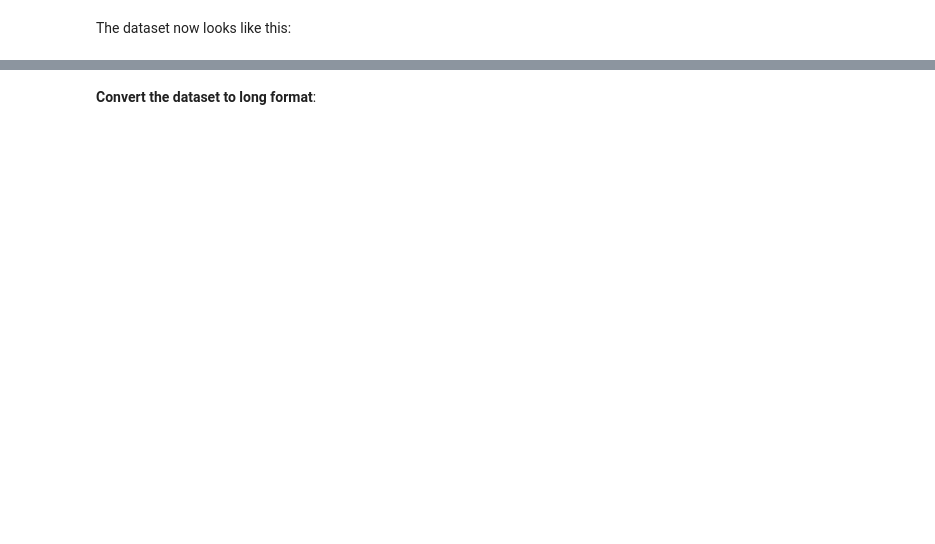
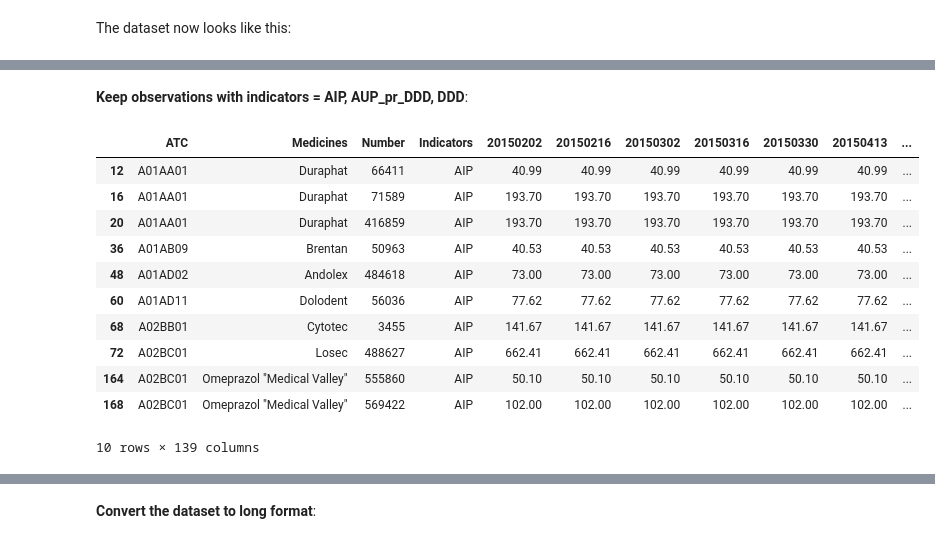
Before and after one commit to NumEconCopenhagen/projects-2020-group-999, a Jupyter notebook: dataproject/dataproject.ipynb, the cells around one changed output, grey strips where cells are left out. Cells and saved outputs as stored; diff of their text form; code cells hidden in the pictures; blank space fills up the shorter version.

```diff
--- a/dataproject/dataproject.ipynb
+++ b/dataproject/dataproject.ipynb
@@ -59,0 +76,19 @@ empl.head()
+# %% [markdown]
+**Keep observations with indicators = AIP, AUP_pr_DDD, DDD**:
+# %%
+I = phar.Indicators.str.contains('AIP')
+phar = phar.loc[I == True]
+phar.head(10)
+# %% [output]
+|  | ATC | Medicines | Number | Indicators | 20150202 | 20150216 | 20150302 | 20150316 | 20150330 | 20150413 | ... |
+| 12 | A01AA01 | Duraphat | 66411 | AIP | 40.99 | 40.99 | 40.99 | 40.99 | 40.99 | 40.99 | ... |
+| 16 | A01AA01 | Duraphat | 71589 | AIP | 193.70 | 193.70 | 193.70 | 193.70 | 193.70 | 193.70 | ... |
+| 20 | A01AA01 | Duraphat | 416859 | AIP | 193.70 | 193.70 | 193.70 | 193.70 | 193.70 | 193.70 | ... |
+| 36 | A01AB09 | Brentan | 50963 | AIP | 40.53 | 40.53 | 40.53 | 40.53 | 40.53 | 40.53 | ... |
+| 48 | A01AD02 | Andolex | 484618 | AIP | 73.00 | 73.00 | 73.00 | 73.00 | 73.00 | 73.00 | ... |
+| 60 | A01AD11 | Dolodent | 56036 | AIP | 77.62 | 77.62 | 77.62 | 77.62 | 77.62 | 77.62 | ... |
+| 68 | A02BB01 | Cytotec | 3455 | AIP | 141.67 | 141.67 | 141.67 | 141.67 | 141.67 | 141.67 | ... |
+| 72 | A02BC01 | Losec | 488627 | AIP | 662.41 | 662.41 | 662.41 | 662.41 | 662.41 | 662.41 | ... |
+| 164 | A02BC01 | Omeprazol "Medical Valley" | 555860 | AIP | 50.10 | 50.10 | 50.10 | 50.10 | 50.10 | 50.10 | ... |
+| 168 | A02BC01 | Omeprazol "Medical Valley" | 569422 | AIP | 102.00 | 102.00 | 102.00 | 102.00 | 102.00 | 102.00 | ... |
+10 rows × 139 columns
```
Also changed, not shown: parts of 10 cells of this notebook.
